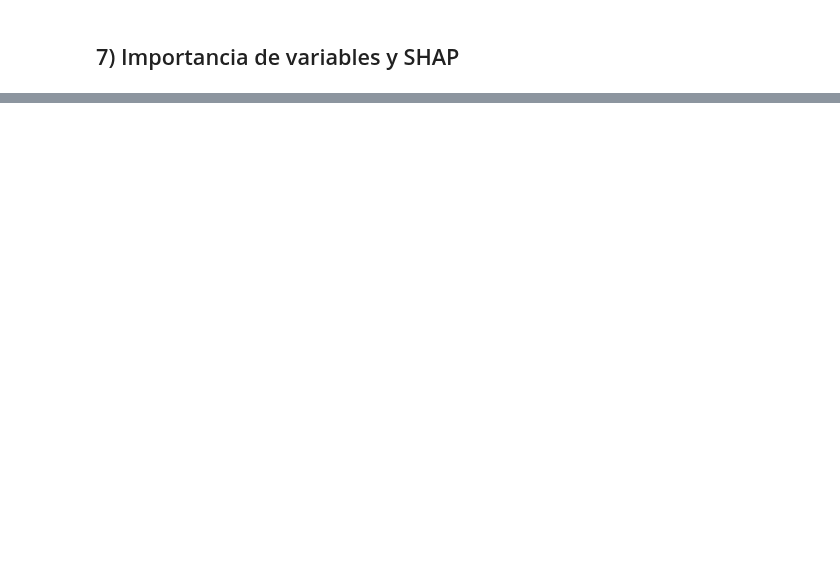
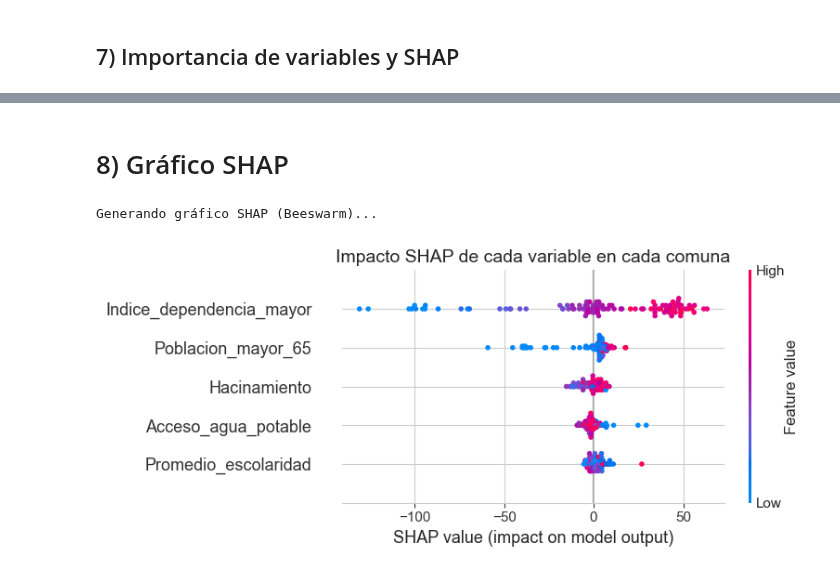
Before and after one commit to zMatuiti/analisis-mortalidad-cardiovascular, a Jupyter notebook: main.ipynb, the cells around one changed output, grey strips where cells are left out. Drawn from its saved outputs; the diff is of its cells as text; code cells hidden in the pictures; blank space fills up the shorter version.

```diff
--- a/main.ipynb
+++ b/main.ipynb
@@ -545,0 +735,21 @@ Base de datos final guardada en: C:\Users\matia\Desktop\ProyectoAD\results\base_
+# %% [markdown]
+# 8) Gráfico SHAP
+# %%
+if 'has_shap' in globals() and has_shap:
+    try:
+        print("Generando gráfico SHAP (Beeswarm)...")
+        explainer = shap.TreeExplainer(rf_model)
+        shap_values = explainer.shap_values(X_test)
+
+        plt.figure()
+        shap.summary_plot(shap_values, X_test, show=False)
+        plt.title("Impacto SHAP de cada variable en cada comuna", fontsize=14)
+        plt.tight_layout()
+        plt.show()
+    except Exception as e:
+        print(f"No se pudo generar SHAP: {e}")
+else:
+    print("La librería SHAP no esta instalada.")
+# %% [output]
+Generando gráfico SHAP (Beeswarm)...
+[figure, added]
```
Also changed, not shown: parts of 17 cells of this notebook.
